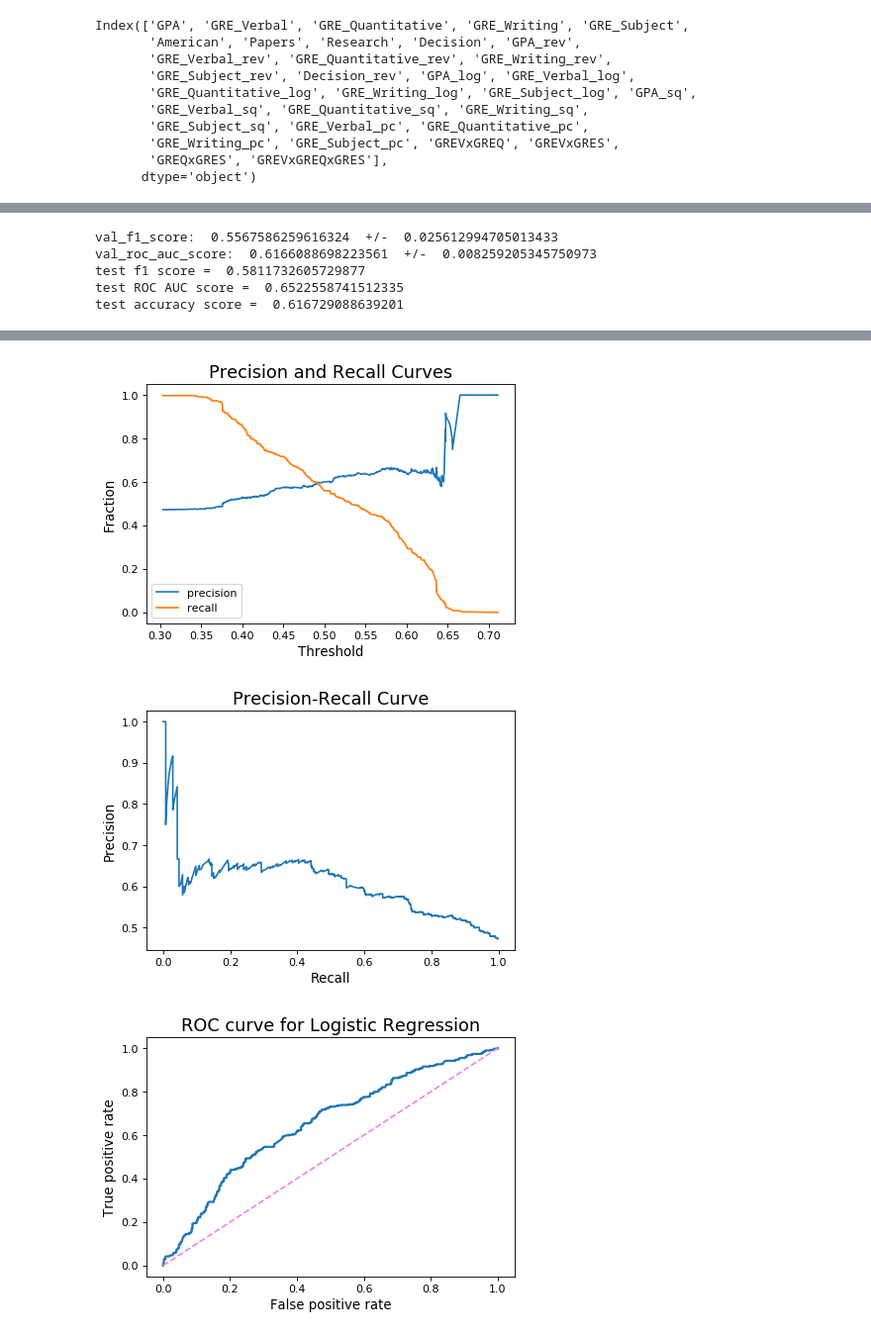
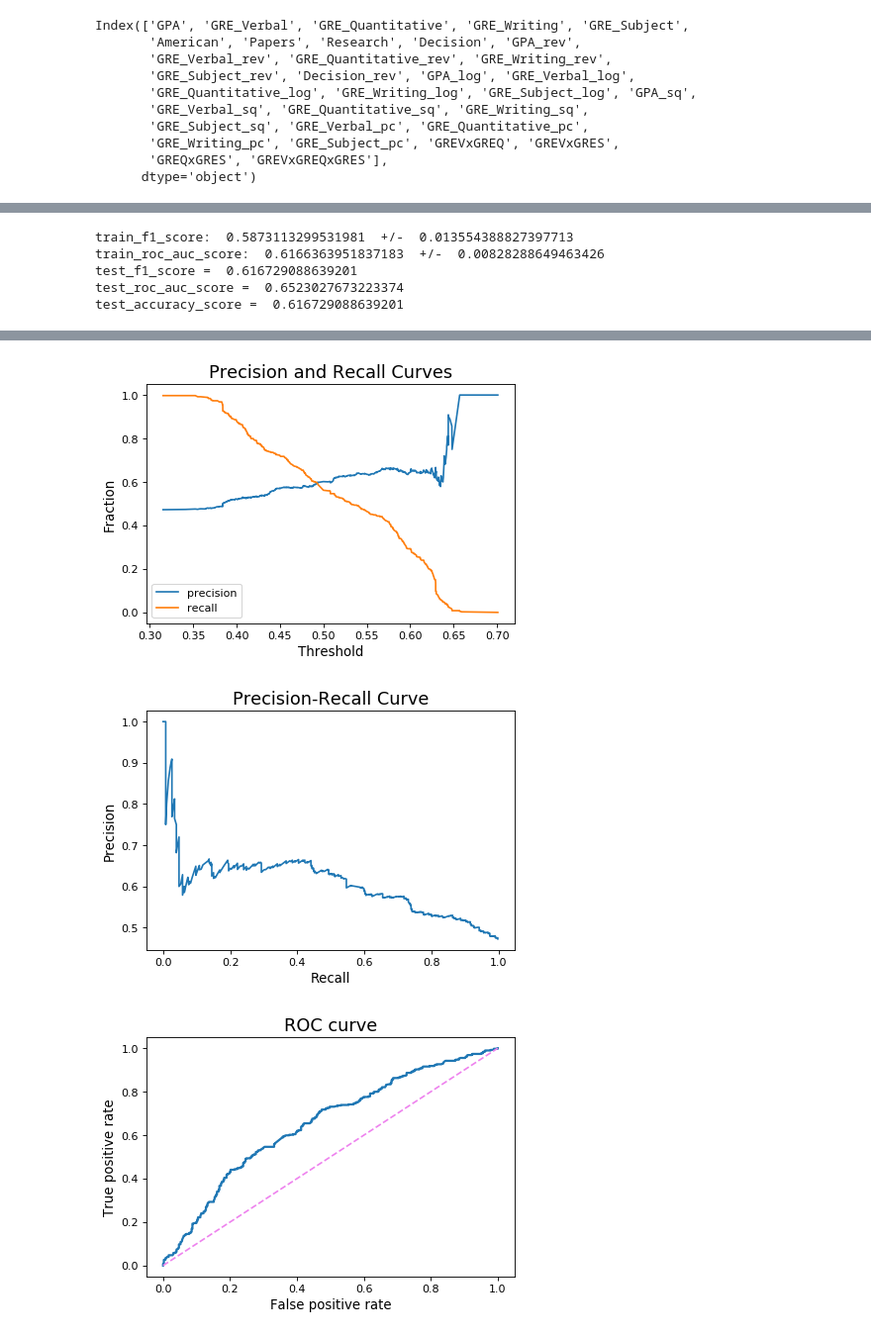
Before and after one commit to harrisonized/Predicting_Physics_PhD_Admissions, a Jupyter notebook: testing-models.ipynb, the cells around one changed output, grey strips where cells are left out. Shown at 99% size. Saved outputs shown, nothing was run; the diff lists cells and outputs as text; code cells hidden in the pictures.

```diff
--- a/testing-models.ipynb
+++ b/testing-models.ipynb
@@ -98,11 +98,11 @@ for train_index, val_cv_index in kf.split(features_train_chosen_array, target_tr
     features_val_cv_scaled_array = scaler.transform(features_val_cv_array)  # Scale validation features
 
     gnb_clf.fit(features_train_cv_resampled_scaled_array, target_train_cv_resampled_array) # Fit model
-    cv_f1_list.append(f1_score(gnb_clf.predict(features_val_cv_scaled_array), target_val_cv_array)) # Collect results
+    cv_f1_list.append(f1_score(gnb_clf.predict(features_val_cv_scaled_array), target_val_cv_array, average = 'micro')) # Collect results
     roc_auc_list.append(roc_auc_score(target_val_cv_array, gnb_clf.predict_proba(features_val_cv_scaled_array)[:,1])) # Collect results
 
-print('val_f1_score: ', mean(cv_f1_list),' +/- ', stdev(cv_f1_list))
-print('val_roc_auc_score: ', mean(roc_auc_list),' +/- ', stdev(roc_auc_list))
+print('train_f1_score: ', mean(cv_f1_list),' +/- ', stdev(cv_f1_list))
+print('train_roc_auc_score: ', mean(roc_auc_list),' +/- ', stdev(roc_auc_list))
 
 cv_roc_auc_score_list.append(mean(roc_auc_list))
 cv_roc_auc_error_list.append(stdev(roc_auc_list))
@@ -117,9 +117,9 @@ features_test_scaled_array = scaler.transform(features_test_chosen_df) # Scale f
 gnb_clf.fit(features_train_resampled_scaled_array, target_train_resampled_array) # Fit model
 gnb_fpr, gnb_tpr, gnb_thresholds = roc_curve(target_test_ser, gnb_clf.predict_proba(features_test_scaled_array)[:,1]) # For later
 
-print("test f1 score = ", f1_score(gnb_clf.predict(features_test_scaled_array), target_test_ser))
-print("test ROC AUC score = ", roc_auc_score(target_test_ser, gnb_clf.predict_proba(features_test_scaled_array)[:,1]))
-print("test accuracy score = ", accuracy_score(target_test_ser, gnb_clf.predict(features_test_scaled_array)))
+print("test_f1_score = ", f1_score(gnb_clf.predict(features_test_scaled_array), target_test_ser, average = 'micro'))
+print("test_roc_auc_score = ", roc_auc_score(target_test_ser, gnb_clf.predict_proba(features_test_scaled_array)[:,1]))
+print("test_accuracy_score = ", accuracy_score(target_test_ser, gnb_clf.predict(features_test_scaled_array)))
 
 make_confusion_matrix(gnb_clf, threshold=0.56)
 plt.savefig("figures/gnb/confusion.png", transparent=True, bbox_inches="tight")
@@ -152,6 +152,6 @@ plt.xlim([-0.05,1.05])
 plt.ylim([-0.05,1.05])
 plt.xlabel('False positive rate', fontsize=12)
 plt.ylabel('True positive rate', fontsize=12)
-plt.title('ROC curve for Logistic Regression', fontsize=16)
+plt.title('ROC curve', fontsize=16)
 plt.savefig("figures/gnb/roc.png", transparent=True, bbox_inches="tight")
 # %% [output]
@@ -183,11 +183,11 @@ for train_index, val_cv_index in kf.split(features_train_chosen_array, target_tr
     features_val_cv_scaled_array = scaler.transform(features_val_cv_array)  # Scale validation features
 
     logreg_clf.fit(features_train_cv_resampled_scaled_array, target_train_cv_resampled_array) # Fit model
-    cv_f1_list.append(f1_score(logreg_clf.predict(features_val_cv_scaled_array), target_val_cv_array)) # Collect results
+    cv_f1_list.append(f1_score(logreg_clf.predict(features_val_cv_scaled_array), target_val_cv_array, average = 'micro')) # Collect results
     roc_auc_list.append(roc_auc_score(target_val_cv_array, logreg_clf.predict_proba(features_val_cv_scaled_array)[:,1])) # Collect results
 
-print('val_f1_score: ', mean(cv_f1_list),' +/- ', stdev(cv_f1_list))
-print('val_roc_auc_score: ', mean(roc_auc_list),' +/- ', stdev(roc_auc_list))
+print('train_f1_score: ', mean(cv_f1_list),' +/- ', stdev(cv_f1_list))
+print('train_roc_auc_score: ', mean(roc_auc_list),' +/- ', stdev(roc_auc_list))
 
 cv_roc_auc_score_list.append(mean(roc_auc_list))
 cv_roc_auc_error_list.append(stdev(roc_auc_list))
@@ -202,8 +202,8 @@ features_test_scaled_array = scaler.transform(features_test_chosen_df) # Scale f
 logreg_clf.fit(features_train_resampled_scaled_array, target_train_resampled_array) # Fit model
 logreg_fpr, logreg_tpr, logreg_thresholds = roc_curve(target_test_ser, logreg_clf.predict_proba(features_test_scaled_array)[:,1]) # For later
 
-print("test f1 score = ", f1_score(logreg_clf.predict(features_test_scaled_array), target_test_ser))
-print("test ROC AUC score = ", roc_auc_score(target_test_ser, logreg_clf.predict_proba(features_test_scaled_array)[:,1]))
+print("test_f1_score = ", f1_score(logreg_clf.predict(features_test_scaled_array), target_test_ser, average = 'micro'))
+print("test_roc_auc_score = ", roc_auc_score(target_test_ser, logreg_clf.predict_proba(features_test_scaled_array)[:,1]))
 #print("test accuracy score = ", accuracy_score(target_test_ser, logreg_clf_clf.predict(features_test_scaled_array)))
 
 make_confusion_matrix(logreg_clf, threshold=0.493)
@@ -234,5 +234,5 @@ plt.xlim([-0.05,1.05])
 plt.ylim([-0.05,1.05])
 plt.xlabel('False positive rate', fontsize=12)
 plt.ylabel('True positive rate', fontsize=12)
-plt.title('ROC curve for Logistic Regression', fontsize=16)
+plt.title('ROC curve', fontsize=16)
 # %% [output]
@@ -264,11 +264,11 @@ for train_index, val_cv_index in kf.split(features_train_chosen_array, target_tr
     features_val_cv_scaled_array = scaler.transform(features_val_cv_array)  # Scale validation features
 
     svc_clf.fit(features_train_cv_resampled_scaled_array, target_train_cv_resampled_array) # Fit model
-    cv_f1_list.append(f1_score(svc_clf.predict(features_val_cv_scaled_array), target_val_cv_array)) # Collect results
+    cv_f1_list.append(f1_score(svc_clf.predict(features_val_cv_scaled_array), target_val_cv_array, average = 'micro')) # Collect results
     roc_auc_list.append(roc_auc_score(target_val_cv_array, svc_clf.predict_proba(features_val_cv_scaled_array)[:,1])) # Collect results
 
-print('val_f1_score: ', mean(cv_f1_list),' +/- ', stdev(cv_f1_list))
-print('val_roc_auc_score: ', mean(roc_auc_list),' +/- ', stdev(roc_auc_list))
+print('train_f1_score: ', mean(cv_f1_list),' +/- ', stdev(cv_f1_list))
+print('train_roc_auc_score: ', mean(roc_auc_list),' +/- ', stdev(roc_auc_list))
 
 cv_roc_auc_score_list.append(mean(roc_auc_list))
 cv_roc_auc_error_list.append(stdev(roc_auc_list))
@@ -283,9 +283,9 @@ features_test_scaled_array = scaler.transform(features_test_chosen_df) # Scale f
 svc_clf.fit(features_train_resampled_scaled_array, target_train_resampled_array) # Fit model
 svc_fpr, svc_tpr, svc_thresholds = roc_curve(target_test_ser, svc_clf.predict_proba(features_test_scaled_array)[:,1]) # For later
 
-print("test f1 score = ", f1_score(svc_clf.predict(features_test_scaled_array), target_test_ser))
-print("test ROC AUC score = ", roc_auc_score(target_test_ser, svc_clf.predict_proba(features_test_scaled_array)[:,1]))
-print("test accuracy score = ", accuracy_score(target_test_ser, svc_clf.predict(features_test_scaled_array)))
+print("test_f1_score = ", f1_score(svc_clf.predict(features_test_scaled_array), target_test_ser, average = 'micro'))
+print("test_roc_auc_score = ", roc_auc_score(target_test_ser, svc_clf.predict_proba(features_test_scaled_array)[:,1]))
+print("test_accuracy_score = ", accuracy_score(target_test_ser, svc_clf.predict(features_test_scaled_array)))
 
 # Confusion Matrix
 make_confusion_matrix(svc_clf, threshold = 0.477)
@@ -319,11 +319,11 @@ plt.xlim([-0.05,1.05])
 plt.ylim([-0.05,1.05])
 plt.xlabel('False positive rate', fontsize=12)
 plt.ylabel('True positive rate', fontsize=12)
-plt.title('ROC curve for Logistic Regression', fontsize=16)
+plt.title('ROC curve', fontsize=16)
 plt.savefig("figures/svc/roc.png", transparent=True, bbox_inches="tight")
 # %% [output]
-val_f1_score:  0.5567586259616324  +/-  0.025612994705013433
-val_roc_auc_score:  0.6166088698223561  +/-  0.008259205345750973
-test f1 score =  0.5811732605729877
-test ROC AUC score =  0.6522558741512335
-test accuracy score =  0.616729088639201
+train_f1_score:  0.5873113299531981  +/-  0.013554388827397713
+train_roc_auc_score:  0.6166363951837183  +/-  0.00828288649463426
+test_f1_score =  0.616729088639201
+test_roc_auc_score =  0.6523027673223374
+test_accuracy_score =  0.616729088639201
@@ -331,6 +331,6 @@ test accuracy score =  0.616729088639201
-[figure, old version]
+[figure, new version]
-[figure, old version]
+[figure, new version]
-[figure, old version]
+[figure, new version]
 # %%
 # XGBoost
 xgb_clf = XGBClassifier()
```
Also changed, not shown: parts of 6 cells of this notebook, 17 other files.
